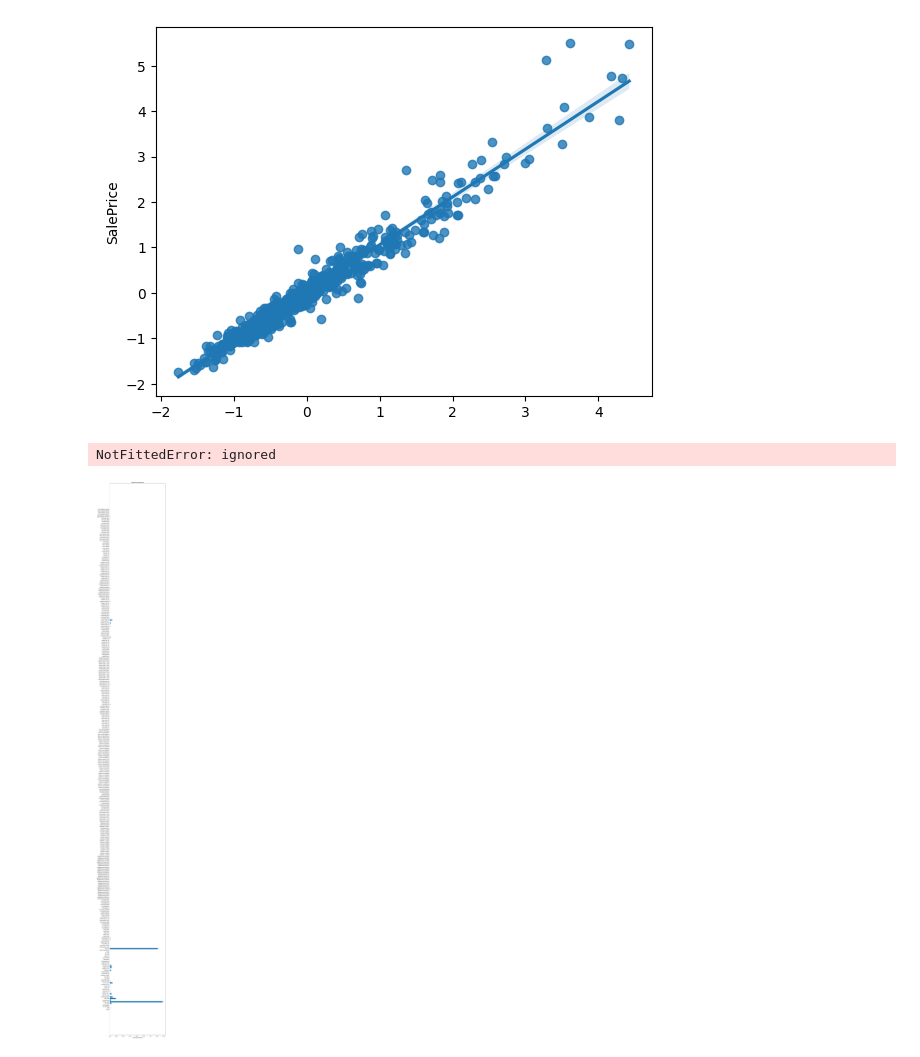
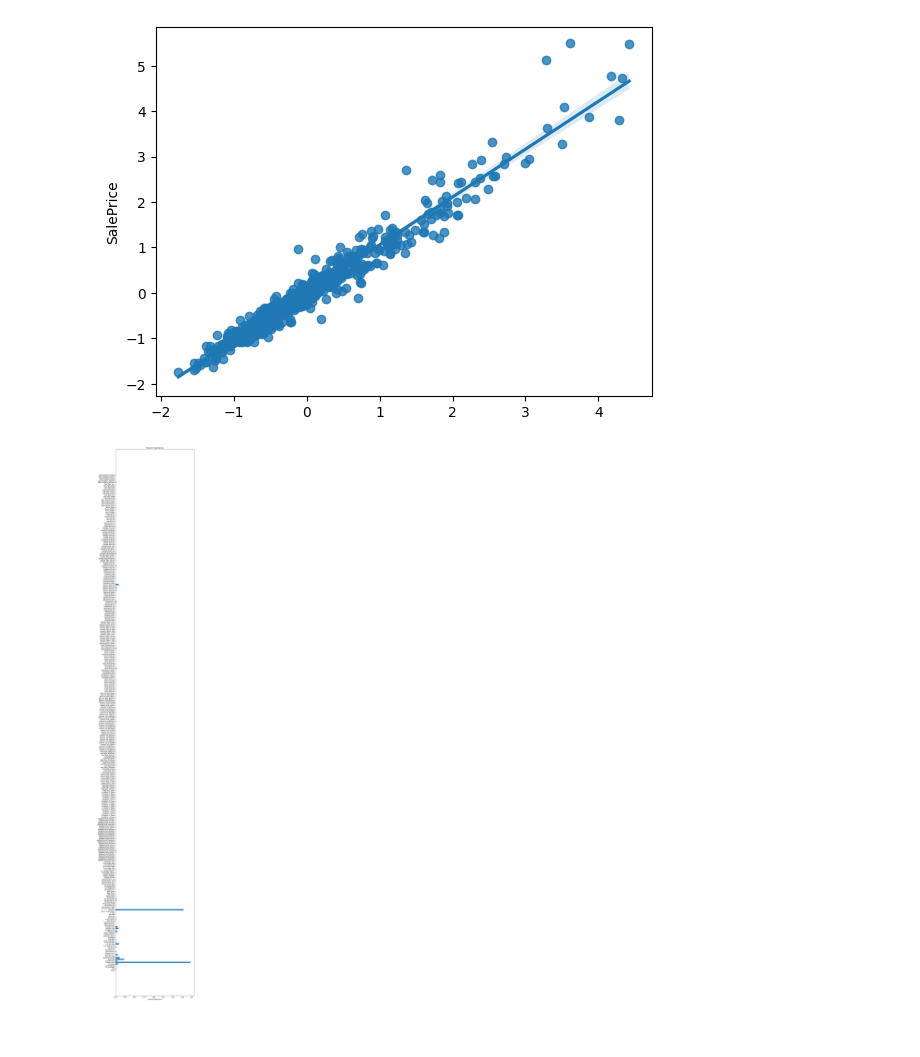
Before and after one commit to jessnguyen9/Ames-Housing-Machine-Learning-Project, a Jupyter notebook: Ames_Modeling.ipynb, the cells around one changed output. Cells and saved outputs as stored; diff of their text form; code cells hidden in the pictures; blank space fills up the shorter version.

```diff
--- a/Ames_Modeling.ipynb
+++ b/Ames_Modeling.ipynb
@@ -219,18 +219,15 @@ Length of y_test: 585
 <Axes: ylabel='SalePrice'>
 [figure]
 # %%
-importances = model.feature_importances_
+importances = best_model.feature_importances_
-# %% [output]
-NotFittedError: ignored
 # %%
-importances = best_model.feature_importances_
 feature_names = X.columns
-
-plt.figure(figsize=(10, 100))
+indices = np.argsort(importances)[::-1]
+plt.figure(figsize=(10, 70))
 plt.barh(range(len(importances)), importances)
 plt.yticks(range(len(importances)), [feature_names[i] for i in range(len(importances))])
 plt.xlabel('Feature Importance')
 plt.title('Feature Importances')
 plt.show()
 # %% [output]
-[figure, old version]
+[figure, new version]
```
